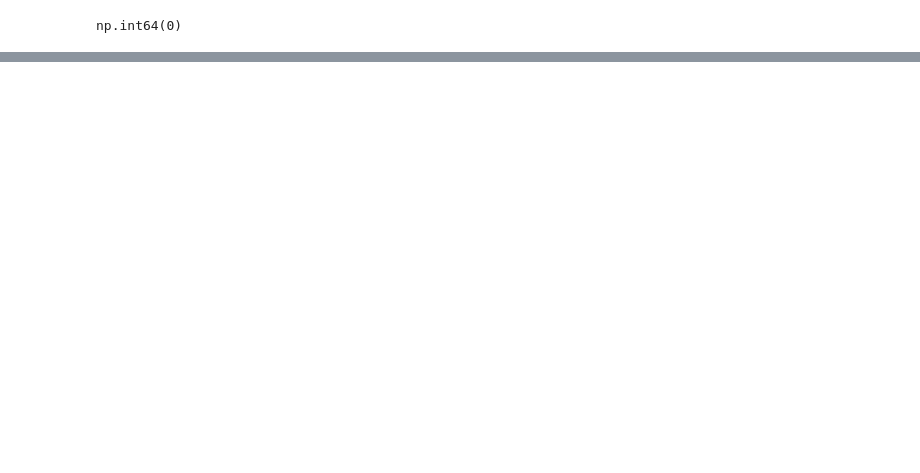
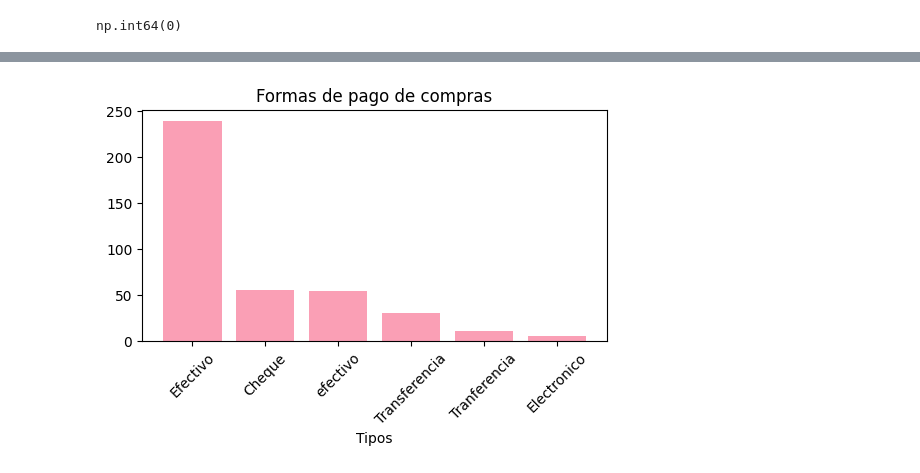
Before and after one commit to joseurquiza88/Data_Analytics, a Jupyter notebook: Contabilidad_Empresa/notebooks/contabilidad_mensual.ipynb, the cells around one changed output, grey strips where cells are left out. Cells and saved outputs as stored; diff of their text form; code cells hidden in the pictures; blank space fills up the shorter version.

```diff
--- a/Contabilidad_Empresa/notebooks/contabilidad_mensual.ipynb
+++ b/Contabilidad_Empresa/notebooks/contabilidad_mensual.ipynb
@@ -322,3 +364,12 @@ df_compras["tipo_comprobante"].value_counts()
 # %%
-df_compras["forma_pago"].value_counts()
+#Formas de pago
+formas_pago_compras = df_compras["forma_pago"].value_counts()
+plt.figure(figsize=(6,3))
+plt.bar(formas_pago_compras.index, formas_pago_compras.values, color="#fa9fb5")
+plt.title("Formas de pago de compras")
+plt.xlabel("Tipos")
+plt.xticks(rotation = 45)
+plt.show()
+# %% [output]
+[figure, added]
 # %%
```
Also changed, not shown: parts of 31 cells of this notebook, 1 other file.
